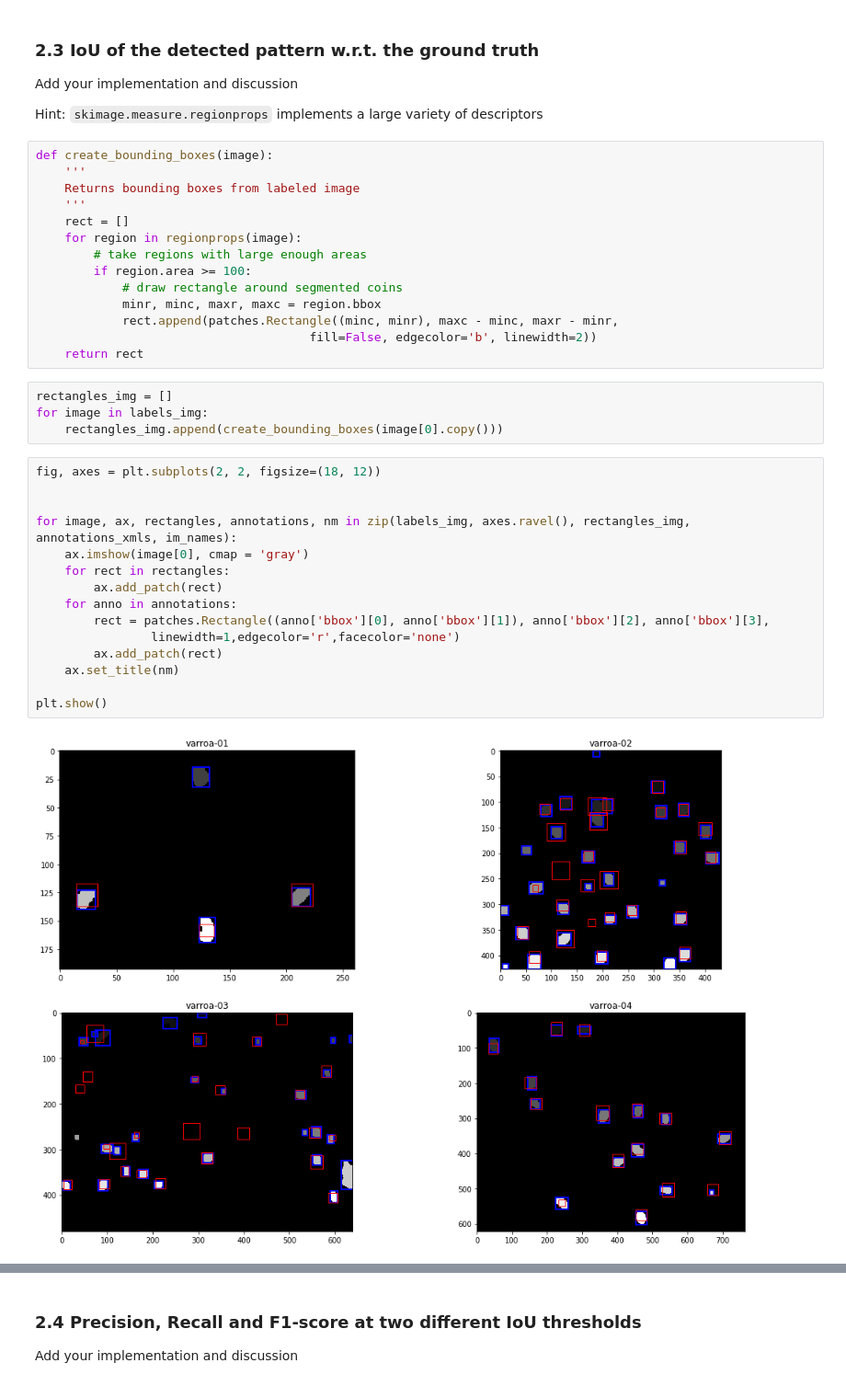
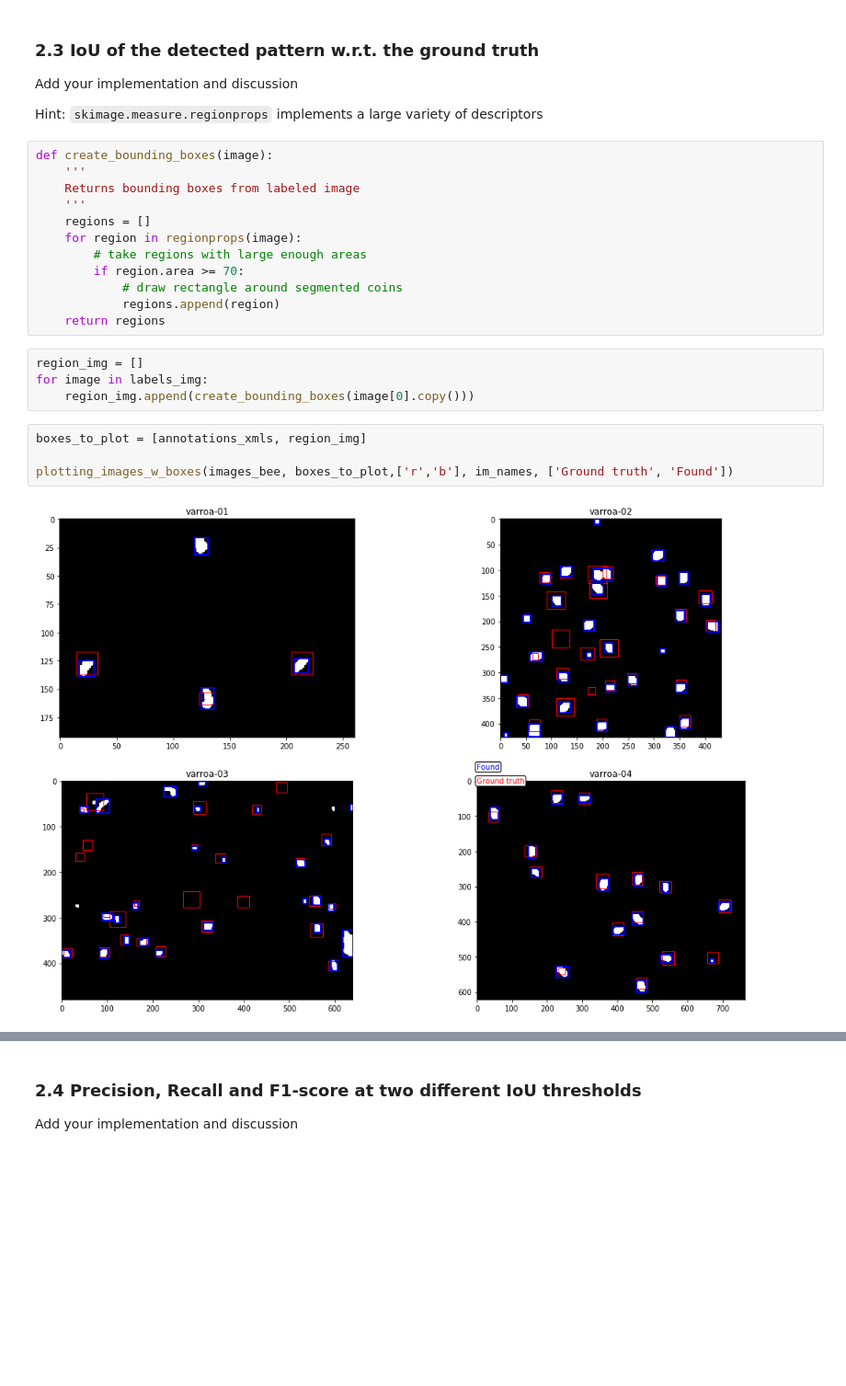
Before and after one commit to nicospbr/iapr-2019, a Jupyter notebook: labs/lab_01_segmentation.ipynb, the cells around one changed output, grey strips where cells are left out. Shown at 92% size. Cells and saved outputs as stored; diff of their text form; blank space fills up the shorter version.

```diff
--- a/labs/lab_01_segmentation.ipynb
+++ b/labs/lab_01_segmentation.ipynb
@@ -593,33 +627,20 @@ def create_bounding_boxes(image):
     '''
     Returns bounding boxes from labeled image
     '''
-    rect = []
+    regions = []
     for region in regionprops(image):
         # take regions with large enough areas
-        if region.area >= 100:
+        if region.area >= 70:
             # draw rectangle around segmented coins
-            minr, minc, maxr, maxc = region.bbox
-            rect.append(patches.Rectangle((minc, minr), maxc - minc, maxr - minr,
-                                      fill=False, edgecolor='b', linewidth=2))
-    return rect
+            regions.append(region)
+    return regions
 # %%
-rectangles_img = []
+region_img = []
 for image in labels_img:
-    rectangles_img.append(create_bounding_boxes(image[0].copy()))
+    region_img.append(create_bounding_boxes(image[0].copy()))
-# %%
-fig, axes = plt.subplots(2, 2, figsize=(18, 12))
-
-
-for image, ax, rectangles, annotations, nm in zip(labels_img, axes.ravel(), rectangles_img, annotations_xmls, im_names):
-    ax.imshow(image[0], cmap = 'gray')
-    for rect in rectangles:
-        ax.add_patch(rect)
-    for anno in annotations:
-        rect = patches.Rectangle((anno['bbox'][0], anno['bbox'][1]), anno['bbox'][2], anno['bbox'][3],
-                linewidth=1,edgecolor='r',facecolor='none')
-        ax.add_patch(rect)
-    ax.set_title(nm)
-
-plt.show()
-# %% [output]
-[figure, removed]
+# %%
+boxes_to_plot = [annotations_xmls, region_img]
+
+plotting_images_w_boxes(images_bee, boxes_to_plot,['r','b'], im_names, ['Ground truth', 'Found'])
+# %% [output]
+[figure, added]
```
Also changed, not shown: parts of 8 cells of this notebook.
